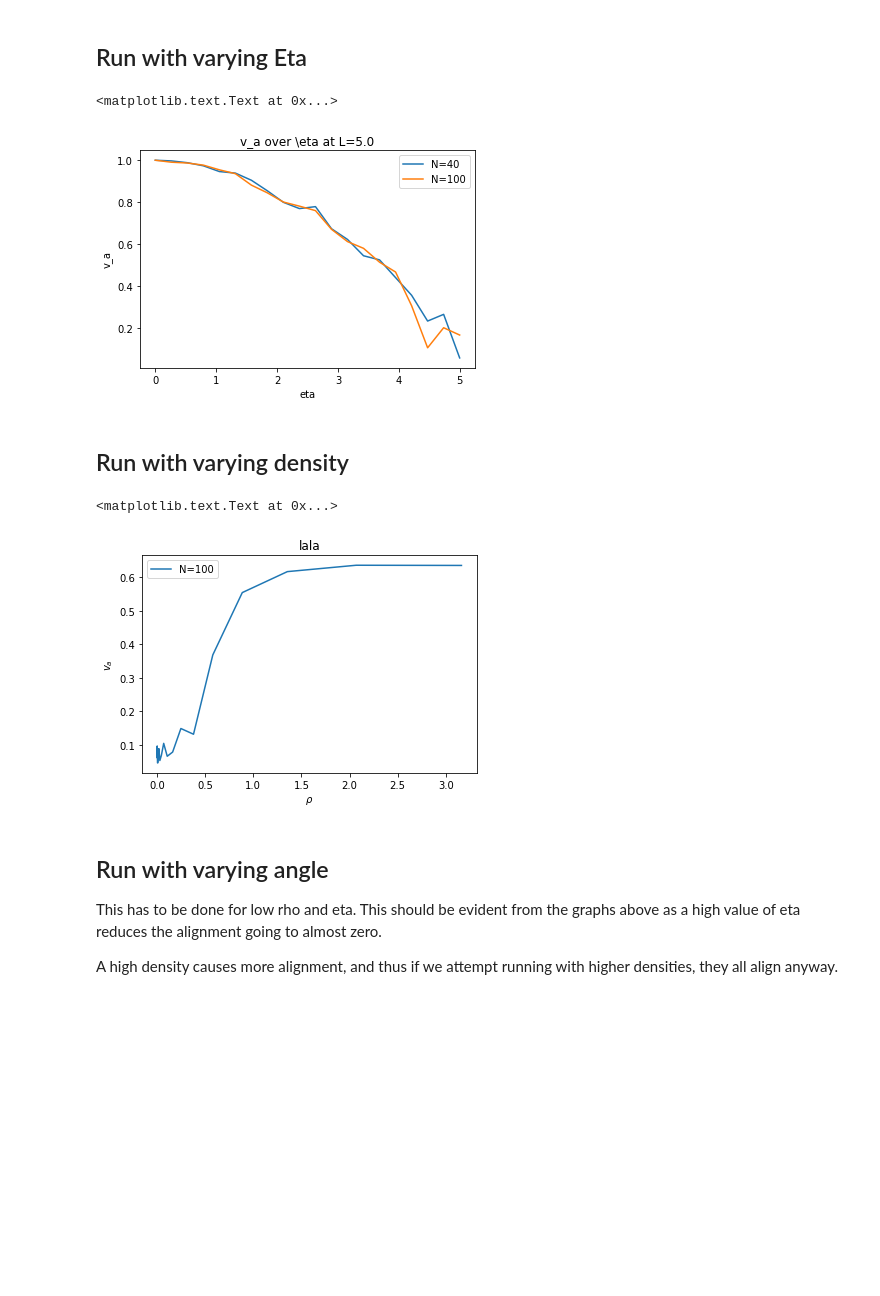
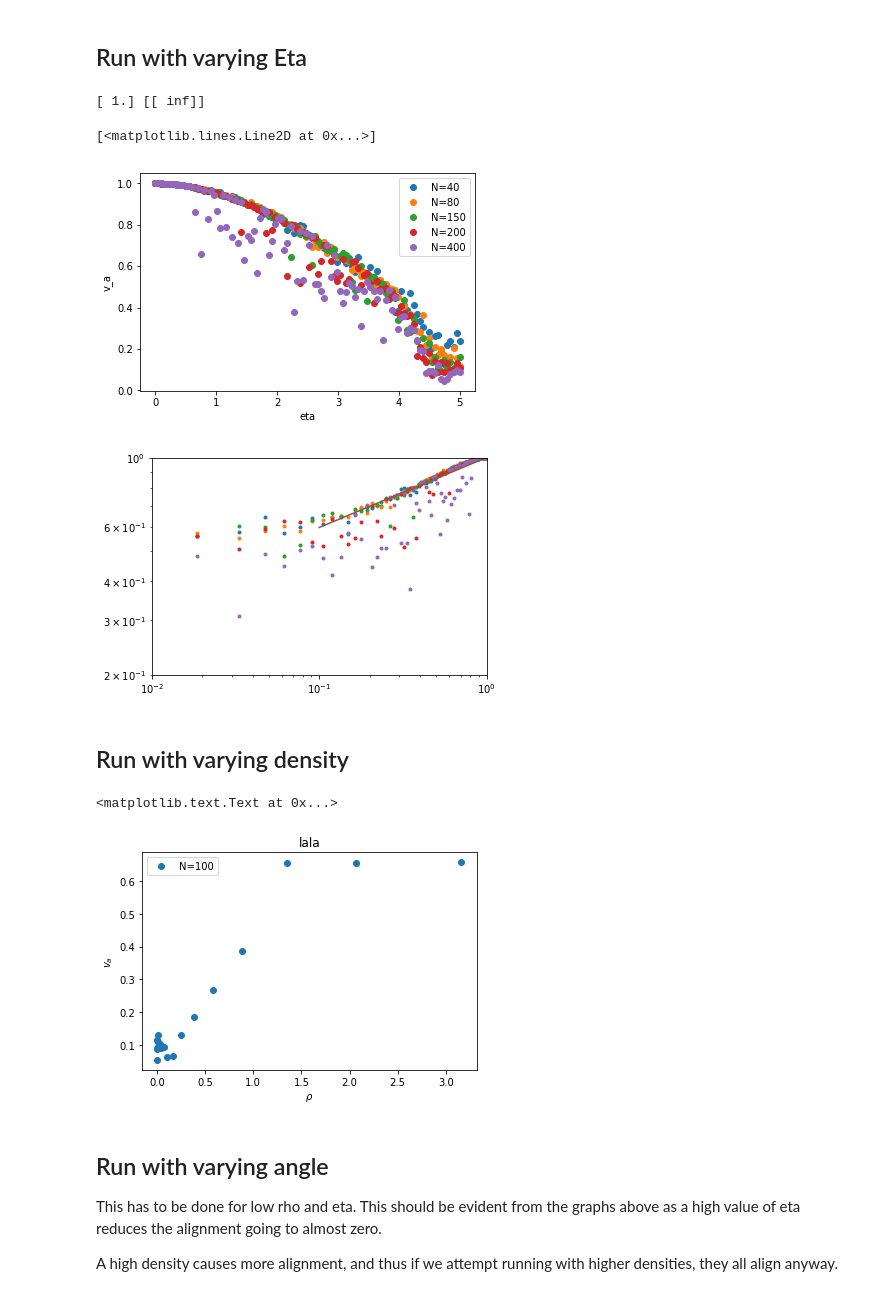
Before and after one commit to mismosmi/idea2birds, a Jupyter notebook: src/evaluate.ipynb, the cells around one changed output. Cells and saved outputs as stored; diff of their text form; code cells hidden in the pictures; blank space fills up the shorter version.

Commit message:
more graphs

```diff
--- a/src/evaluate.ipynb
+++ b/src/evaluate.ipynb
@@ -38,34 +39,58 @@ HTML(animation.to_html5_video())
 # %% [markdown]
 ## Run with varying Eta
 # %%
-res = 20
+res = 100
 time = range(500)
-repeat = 1
+repeat = 5
 rho=4
 Eta = np.linspace(0.,5.,res)
-N = [40,100]
+N = [40,80,150,200,400]
 #N = [40,100,400,4000,10000]
 
 va = np.zeros((len(N),res))
 vas = np.zeros(repeat)
 for c,n in enumerate(N):
     for i,eta in enumerate(Eta):
         for j in range(repeat):
             f = birds.Flock(n=n,eta=eta,rho=rho)
             for t in time:
                 f.run()
             vas[j] = f.get_va()
         va[c][i] = vas.sum()/repeat
 
 for c,n in enumerate(N):
-    plt.plot(Eta,va[c],label="N="+str(n))
+    plt.plot(Eta,va[c],'o',label="N="+str(n))
 plt.xlabel("eta")
 plt.ylabel("v_a")
 plt.legend()
-plt.title("v_a over \eta at L="+str(np.sqrt(n/rho)))
+#plt.title("$v_a$ over $\\eta$ at L="+str(np.sqrt(n/rho)))
+
+
+plt.figure()
+plt.ylim(ymin=0.2)
+plt.xlim(xmin=0.01)
+eta_c = 3.5
+for c,n in enumerate(N):
+    plt.plot( (eta_c-Eta)/eta_c, va[c],'.',label="N="+str(n))
+ca = plt.gca()
+ca.set_xscale('log')
+ca.set_yscale('log')
+
+def va_crit(eta_e, beta):
+    return ((eta-c - eta_e)/eta_c)**beta
+
+popt,pcov = curve_fit(va_crit, Eta, va[-1])
+print(popt, np.sqrt(pcov) )
+#plt.plot( (eta_c-Eta)/eta_c, va_crit(Eta, popt[0]))
+
+x = np.logspace(-1, 0, 10)
+y = x**0.225  #popt[0]
+plt.plot( x,y )
 # %% [output]
-<matplotlib.text.Text at 0x...>
+[ 1.] [[ inf]]
+[<matplotlib.lines.Line2D at 0x...>]
-[figure, old version]
+[figure, new version]
+[figure, added]
 # %% [markdown]
 ## Run with varying density
 # %%
@@ -88,7 +113,7 @@ for c,n in enumerate(N):
         va[c][i] = vas.sum()/repeat
 
 for c,n in enumerate(N):
-    plt.plot(Rho,va[c],label="N="+str(n))
+    plt.plot(Rho,va[c],'o',label="N="+str(n))
 
 plt.xlabel("$\\rho$")
 plt.ylabel("$v_a$")
@@ -96,7 +121,7 @@ plt.legend()
 plt.title("lala")
 # %% [output]
 <matplotlib.text.Text at 0x...>
-[figure, old version]
+[figure, new version]
 # %% [markdown]
 ## Run with varying angle
 
```
Also changed, not shown: parts of 3 cells of this notebook, 1 other file.
